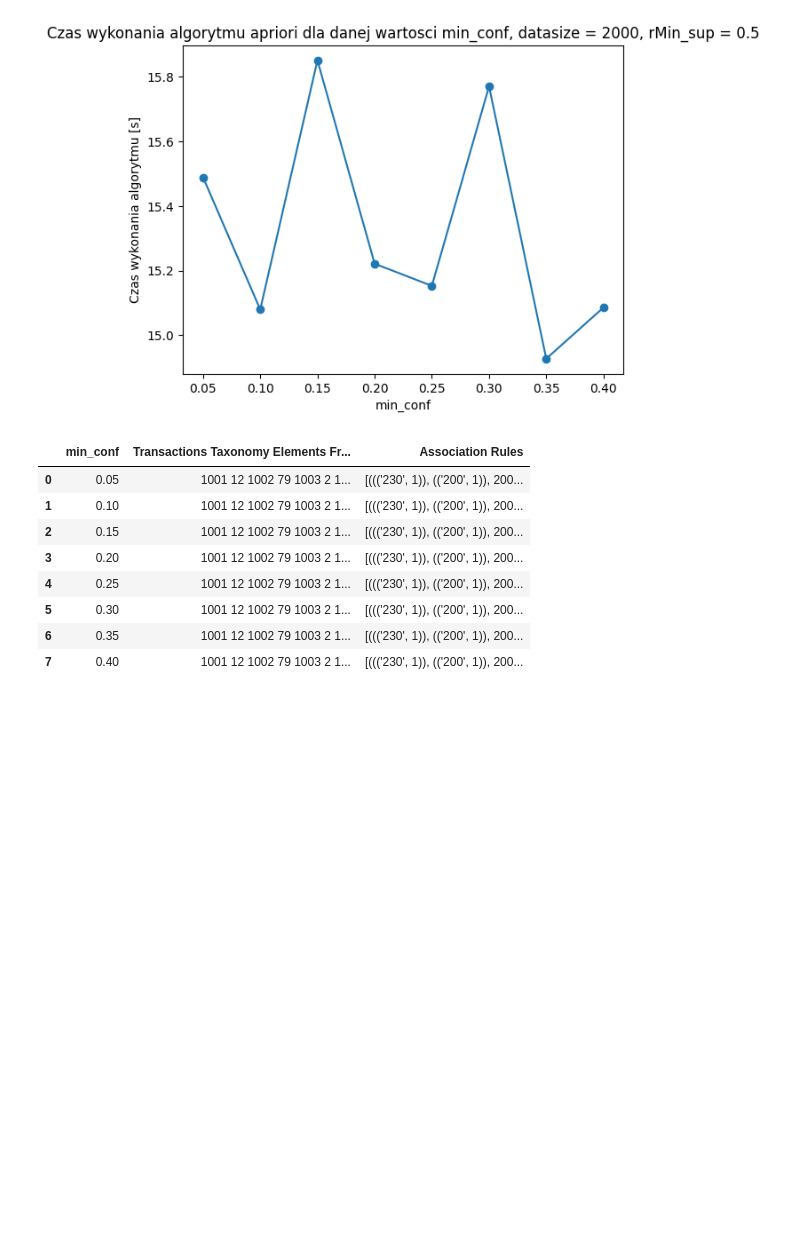
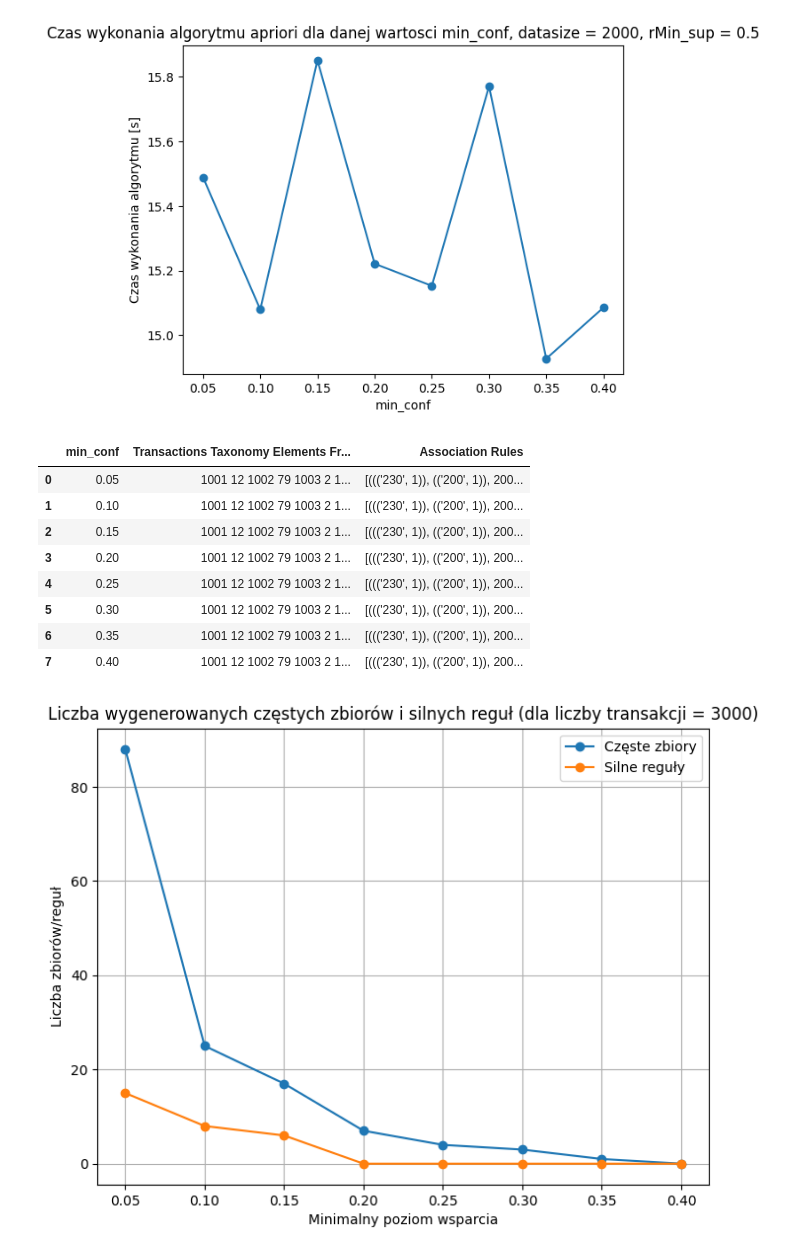
Before and after one commit to jkwiatk1/MED, a Jupyter notebook: apriori.ipynb, the cells around one changed output. Cells and saved outputs as stored; diff of their text form; code cells hidden in the pictures; blank space fills up the shorter version.

Commit message:
Dodanie eksperymentu liczba czestych zbiorow i silnych regul od min_sup

```diff
--- a/apriori.ipynb
+++ b/apriori.ipynb
@@ -179,6 +179,9 @@ class AprioriAlgorithm:
         self.generate_frequent_itemsets()
         association_rules = self.generate_association_rules()
         return self.transactions_taxonomy_elements_frequency, association_rules
+
+    def get_frequent_itemsets(self):
+        return self.frequent_itemsets
 # %%
 class AprioriAlgorithmRunner:
     def __init__(self, min_support, min_confidence):
@@ -186,6 +189,8 @@ class AprioriAlgorithmRunner:
 
     def run_algorithm(self, file_path, dataset_size=2000):
         return self.apriori_algorithm.run_algorithm(file_path, dataset_size)
+    def get_frequent_itemsets(self):
+        return  self.apriori_algorithm.get_frequent_itemsets()
 # %% [markdown]
 # Run algorithm
 # %%
@@ -621,3 +626,32 @@ rule_df_05_list
 | 5 | 0.30 | 1001 12 1002 79 1003 2 1... | [((('230', 1)), (('200', 1)), 200... |
 | 6 | 0.35 | 1001 12 1002 79 1003 2 1... | [((('230', 1)), (('200', 1)), 200... |
 | 7 | 0.40 | 1001 12 1002 79 1003 2 1... | [((('230', 1)), (('200', 1)), 200... |
+# %%
+dataset_size_6 = 3000
+
+rMIN_SUP_vals = [0.05, 0.1,0.15,0.2,0.25,0.3,0.35,0.4]
+MIN_CONF = 0.2
+num_frequent_itemsets = []
+num_association_rules = []
+
+for rMin_sup in rMIN_SUP_vals:
+    min_sup = rMin_sup * dataset_size_6
+    runner = AprioriAlgorithmRunner(min_support=min_sup, min_confidence=MIN_CONF)
+    transactions_taxonomy_elements_frequency, association_rules = runner.run_algorithm(file_path=file_path, dataset_size=dataset_size_6)
+    frequent_itemsets_lists = runner.get_frequent_itemsets()
+    frequent_itemsets_len = sum(len(values) for values in frequent_itemsets_lists.values())
+
+    num_frequent_itemsets.append(frequent_itemsets_len)
+    num_association_rules.append(len(association_rules))
+
+plt.figure(figsize=(8, 6))
+plt.plot(rMIN_SUP_vals, num_frequent_itemsets, marker='o', label='Częste zbiory')
+plt.plot(rMIN_SUP_vals, num_association_rules, marker='o', label='Silne reguły')
+plt.xlabel('Minimalny poziom wsparcia')
+plt.ylabel('Liczba zbiorów/reguł')
+plt.title('Liczba wygenerowanych częstych zbiorów i silnych reguł (dla liczby transakcji = 3000)')
+plt.legend()
+plt.grid(True)
+plt.show()
+# %% [output]
+[figure, added]
```
